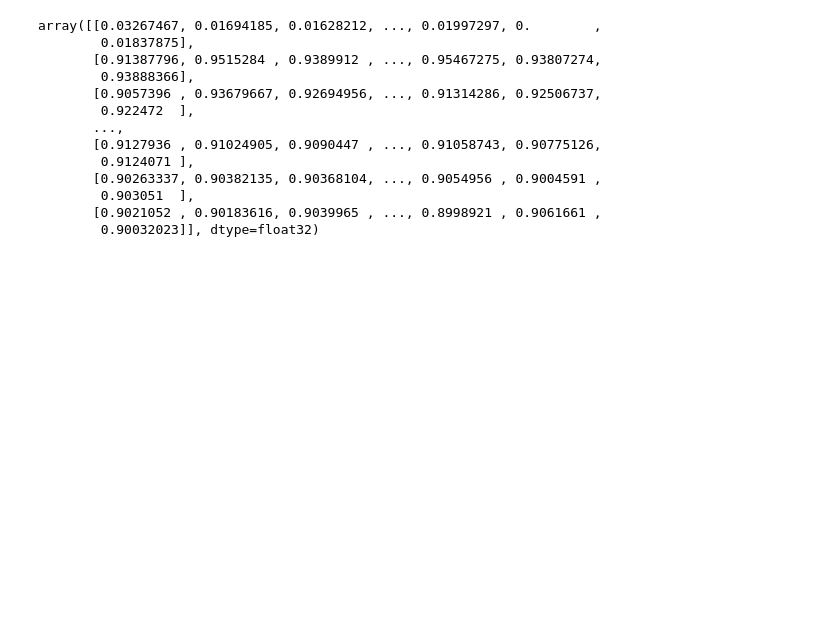
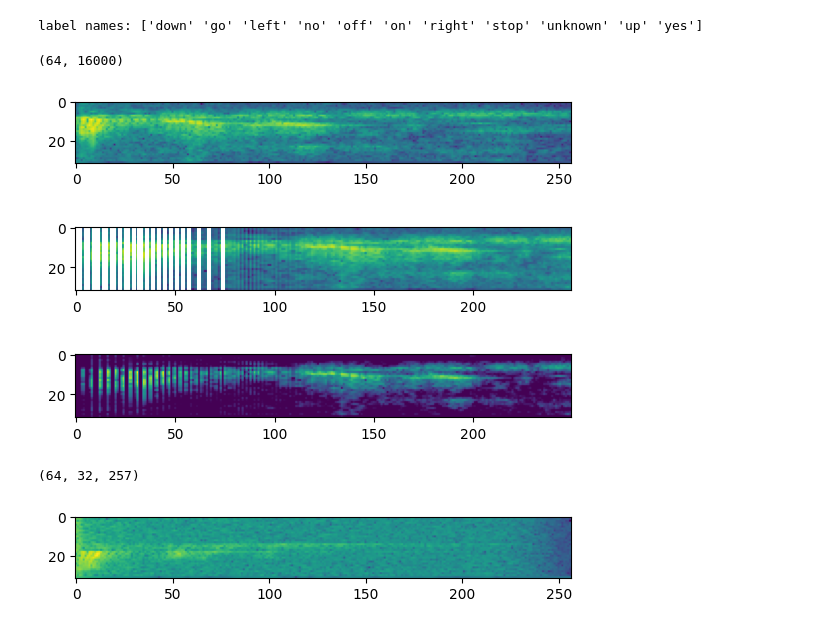
Before and after one commit to izabelatelejko/2024L-Deep-Learning-P2-Transformers, a Jupyter notebook: Project_2.ipynb, the cells around one changed output. Drawn from its saved outputs; the diff is of its cells as text; code cells hidden in the pictures; blank space fills up the shorter version.

Commit message:
spectrograms

```diff
--- a/Project_2.ipynb
+++ b/Project_2.ipynb
@@ -11,6 +10,14 @@ import tensorflow as tf
 # %%
+main_labels = ["yes", "no", "up", "down", "left", "right", "on", "off", "stop", "go"]
+labels_list = []
+
+for class_dir in os.listdir("data/train"):
+    labels_list += [class_dir if class_dir in main_labels else "unknown" for label in os.listdir(os.path.join("data/train", class_dir))]
+
+
 train_ds, val_ds = tf.keras.utils.audio_dataset_from_directory(
     directory="data/train",
+    labels=labels_list,
     batch_size=64,
     validation_split=0.2,
     seed=0,
@@ -126,16 +30,46 @@ plt.show()
-# %%
-X
-# %% [output]
-array([[0.03267467, 0.01694185, 0.01628212, ..., 0.01997297, 0.        ,
-        0.01837875],
-       [0.91387796, 0.9515284 , 0.9389912 , ..., 0.95467275, 0.93807274,
-        0.93888366],
-       [0.9057396 , 0.93679667, 0.92694956, ..., 0.91314286, 0.92506737,
-        0.922472  ],
-       ...,
-       [0.9127936 , 0.91024905, 0.9090447 , ..., 0.91058743, 0.90775126,
-        0.9124071 ],
-       [0.90263337, 0.90382135, 0.90368104, ..., 0.9054956 , 0.9004591 ,
-        0.903051  ],
-       [0.9021052 , 0.90183616, 0.9039965 , ..., 0.8998921 , 0.9061661 ,
-        0.90032023]], dtype=float32)
+# %%
+label_names = np.array(train_ds.class_names)
+print()
+print("label names:", label_names)
+# %% [output]
+label names: ['down' 'go' 'left' 'no' 'off' 'on' 'right' 'stop' 'unknown' 'up' 'yes']
+# %%
+def squeeze(audio, labels):
+  audio = tf.squeeze(audio, axis=-1)
+  return audio, labels
+
+train_ds = train_ds.map(squeeze, tf.data.AUTOTUNE)
+val_ds = val_ds.map(squeeze, tf.data.AUTOTUNE)
+# %%
+for example_audio, example_labels in train_ds.take(1):
+    print(example_audio.shape)
+
+
+spectrogram = tfio.audio.spectrogram(example_audio[0],
+nfft=512, # modifies x axis in spectrogram
+window=512,
+stride=512 # modifies y axis in spectrogram
+)
+
+plt.figure()
+#plotting spectrogram
+plt.imshow(tf.math.log(spectrogram).numpy())
+plt.show()
+
+
+# Convert spectrogram to mel spectrogram with 250 mel bands
+spectrogram_mel = tfio.audio.melscale(spectrogram, rate=16000, mels=250, fmin=0, fmax=7000)
+plt.figure()
+plt.imshow(tf.math.log(spectrogram_mel).numpy())
+
+#Convert spectrogram to decibel scale with top_db=70
+spectrogram_dbscale = tfio.audio.dbscale(spectrogram_mel, top_db=70)
+plt.figure()
+
+plt.imshow(spectrogram_dbscale.numpy())
+plt.show()
+# %% [output]
+(64, 16000)
+[figure, added]
+[figure, added]
+[figure, added]
@@ -141,0 +86,10 @@ array([[0.03267467, 0.01694185, 0.01628212, ..., 0.01997297, 0.        ,
+# %%
+for example_spec_audio, example_spec_labels in spec_train_ds.take(1):
+    print(example_spec_audio.shape)
+# %% [output]
+(64, 32, 257)
+# %%
+plt.imshow(example_spec_audio[7].numpy())
+plt.show()
+# %% [output]
+[figure, added]
```
Also changed, not shown: parts of 13 cells of this notebook.
